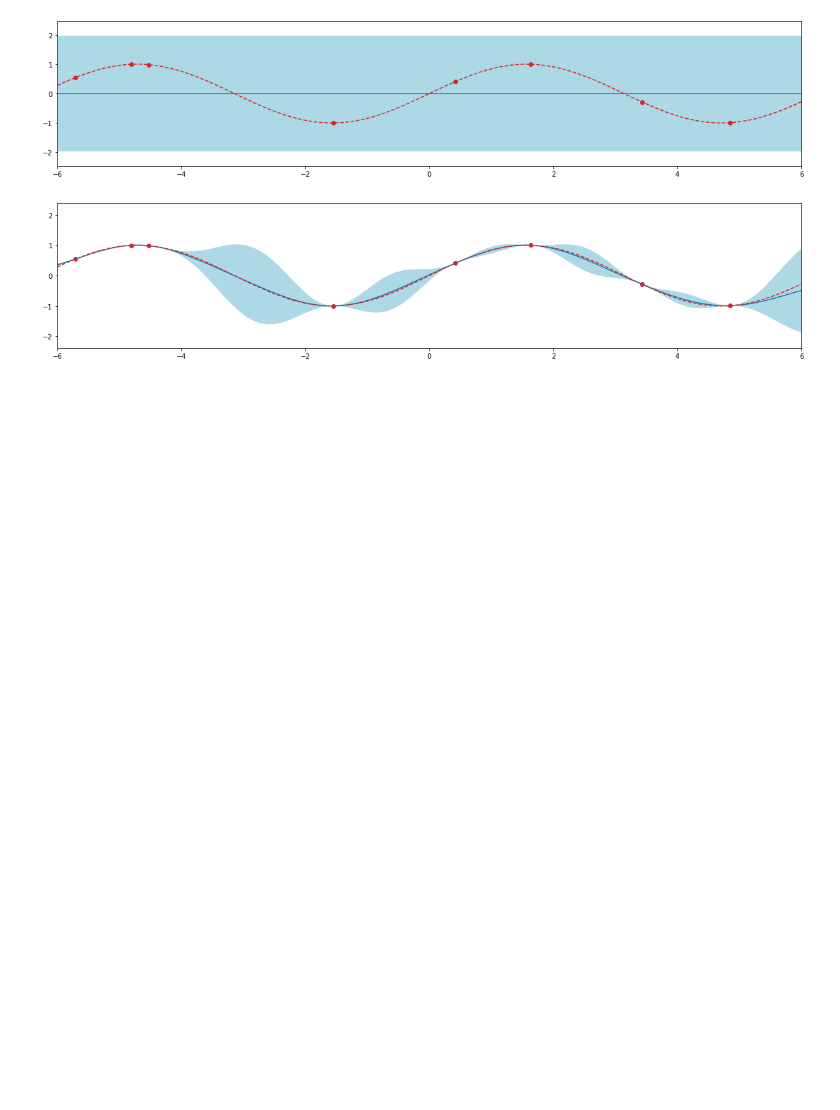
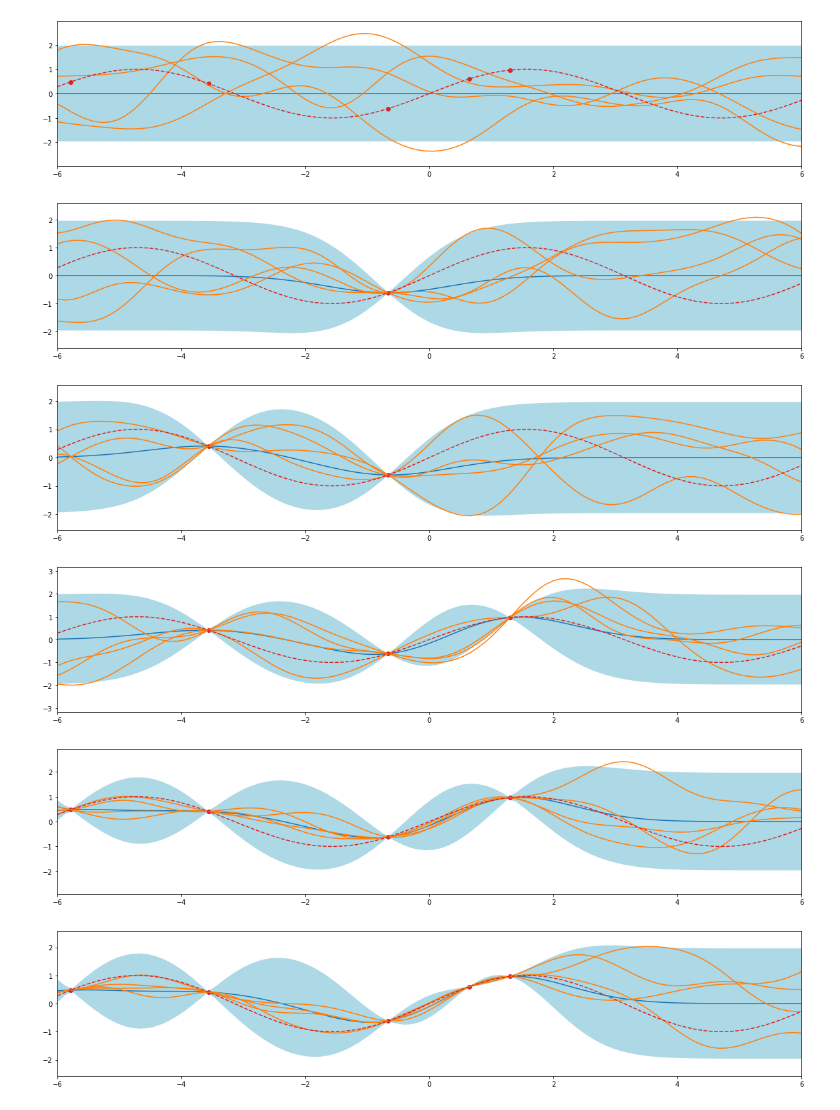
Before and after one commit to EugenHotaj/pytorch-generative, a Jupyter notebook: notebooks/__draft__gaussian_processes.ipynb, the cells around one changed output. Saved outputs shown, nothing was run; the diff lists cells and outputs as text; code cells hidden in the pictures; blank space fills up the shorter version.

Commit message:
Fix small issue with plotting the variance.

```diff
--- a/notebooks/__draft__gaussian_processes.ipynb
+++ b/notebooks/__draft__gaussian_processes.ipynb
@@ -27,8 +27,7 @@ def sausage_plot(X, Y=None, mu=None, sigma=None, fn=None, obs_X=None):
     # Plot mean and credible intervals.
     if sigma is not None:
         assert mu is not None, "mu cannot be None when sigma is not None."
-        sigma_cred = 1.96 * np.diagonal(sigma)
-        lower_bound, upper_bound = mu - sigma_cred, mu + sigma_cred
+        lower_bound, upper_bound = mu - 1.96 * sigma, mu + 1.96 * sigma
         plt.fill_between(X, lower_bound, upper_bound, facecolor='lightblue')
         y_max.extend([lower_bound, upper_bound])
     if mu is not None:
@@ -100,7 +99,7 @@ class GaussianProcess:
 # %%
 domain = -6, 6
 n_grid = 100
-n_train = 8
+n_train = 5
 n_samples = 4
 
 def f(x):
@@ -113,20 +112,25 @@ train_y = f(train_x)
 # %%
 mean_fn = np.zeros_like
 
 def cov_fn(left, right):
     left, right = left.reshape(-1, 1), right.reshape(-1, 1)
     return np.exp(-.5 * spatial.distance.cdist(left, right, 'cityblock')**2)
 
 gp = GaussianProcess(mean_fn, cov_fn)
 
 # Sample from prior.
 mu, sigma, samples = gp.sample(grid_x.reshape(-1, 1), n_samples)
-sausage_plot(grid_x, None, mu, sigma, f, train_x)
+sausage_plot(grid_x, samples, mu, np.sqrt(np.diag(sigma)), f, train_x)
 
 # Sample from posterior.
-gp.fit(train_x, train_y)
-mu, sigma, samples = gp.sample(grid_x.reshape(-1, 1), n_samples)
-sausage_plot(grid_x, None, mu, sigma, f, train_x)
+for i in range(len(train_x)):
+    gp.fit(train_x[i], train_y[i])
+    mu, sigma, samples = gp.sample(grid_x.reshape(-1, 1), n_samples)
+    sausage_plot(grid_x, samples, mu, np.sqrt(np.diag(sigma)), f, train_x[:(i+1)])
 # %% [output]
-[figure, old version]
+[figure, new version]
-[figure, old version]
+[figure, new version]
+[figure, added]
+[figure, added]
+[figure, added]
+[figure, added]
```
